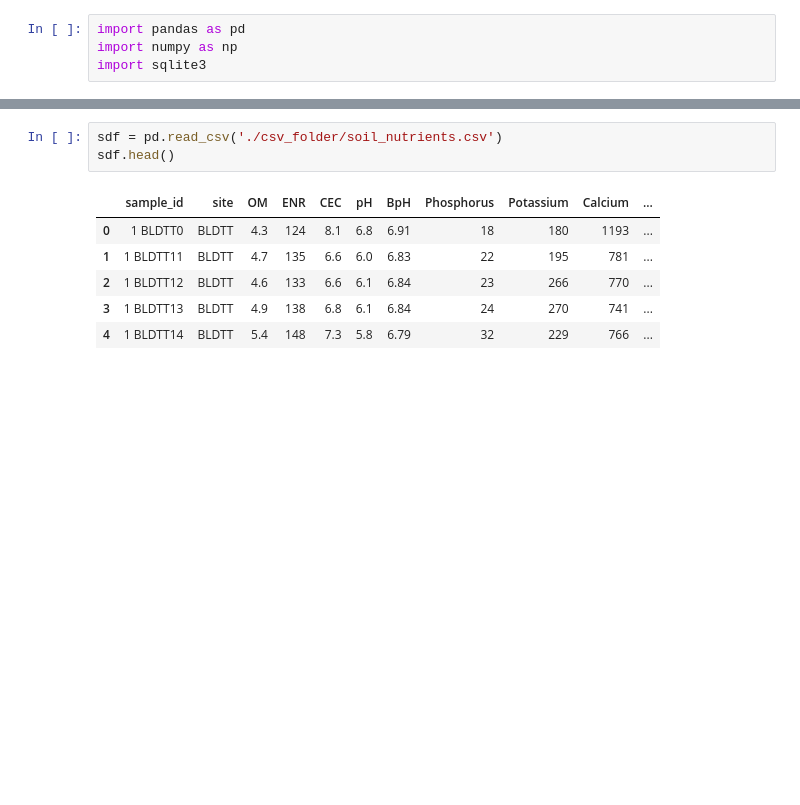
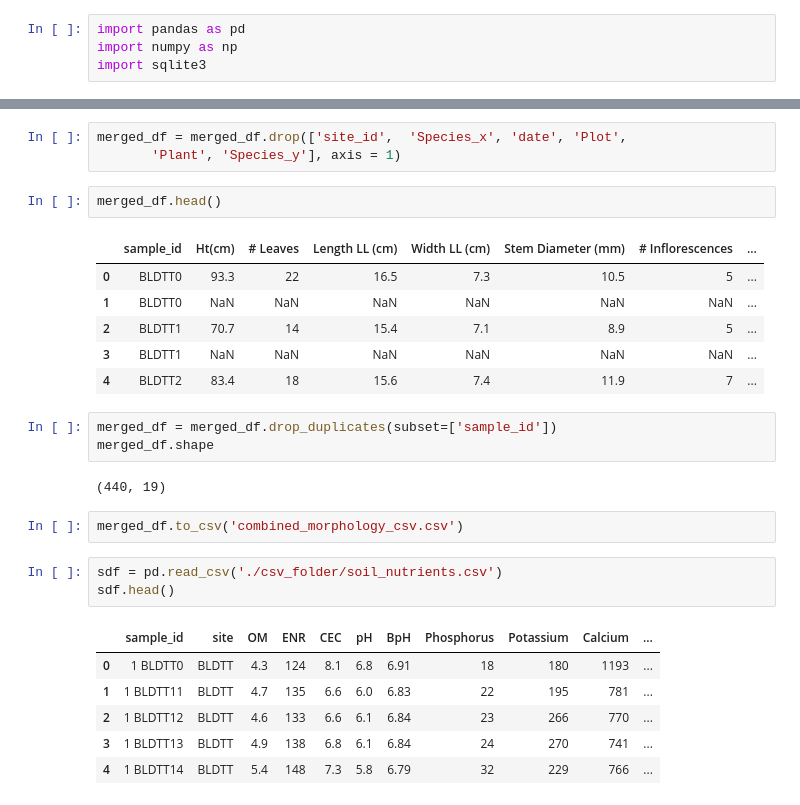
Before and after one commit to chdorgeix1/research_project, a Jupyter notebook: sql_db/csv_folder/data_1nf_processing.ipynb, the cells around one changed output, grey strips where cells are left out. Saved outputs shown, nothing was run; the diff lists cells and outputs as text; blank space fills up the shorter version.

```diff
--- a/sql_db/csv_folder/data_1nf_processing.ipynb
+++ b/sql_db/csv_folder/data_1nf_processing.ipynb
@@ -5,3 +75,22 @@ import sqlite3
+# %%
+merged_df = merged_df.drop(['site_id',  'Species_x', 'date', 'Plot',
+       'Plant', 'Species_y'], axis = 1)
+# %%
+merged_df.head()
+# %% [output]
+|  | sample_id | Ht(cm) | # Leaves | Length LL (cm) | Width LL (cm) | Stem Diameter (mm) | # Inflorescences | ... |
+| 0 | BLDTT0 | 93.3 | 22 | 16.5 | 7.3 | 10.5 | 5 | ... |
+| 1 | BLDTT0 | NaN | NaN | NaN | NaN | NaN | NaN | ... |
+| 2 | BLDTT1 | 70.7 | 14 | 15.4 | 7.1 | 8.9 | 5 | ... |
+| 3 | BLDTT1 | NaN | NaN | NaN | NaN | NaN | NaN | ... |
+| 4 | BLDTT2 | 83.4 | 18 | 15.6 | 7.4 | 11.9 | 7 | ... |
+# %%
+merged_df = merged_df.drop_duplicates(subset=['sample_id'])
+merged_df.shape
+# %% [output]
+(440, 19)
+# %%
+merged_df.to_csv('combined_morphology_csv.csv')
 # %%
 sdf = pd.read_csv('./csv_folder/soil_nutrients.csv')
 sdf.head()
```
Also changed, not shown: parts of 11 cells of this notebook, 1 other file.
